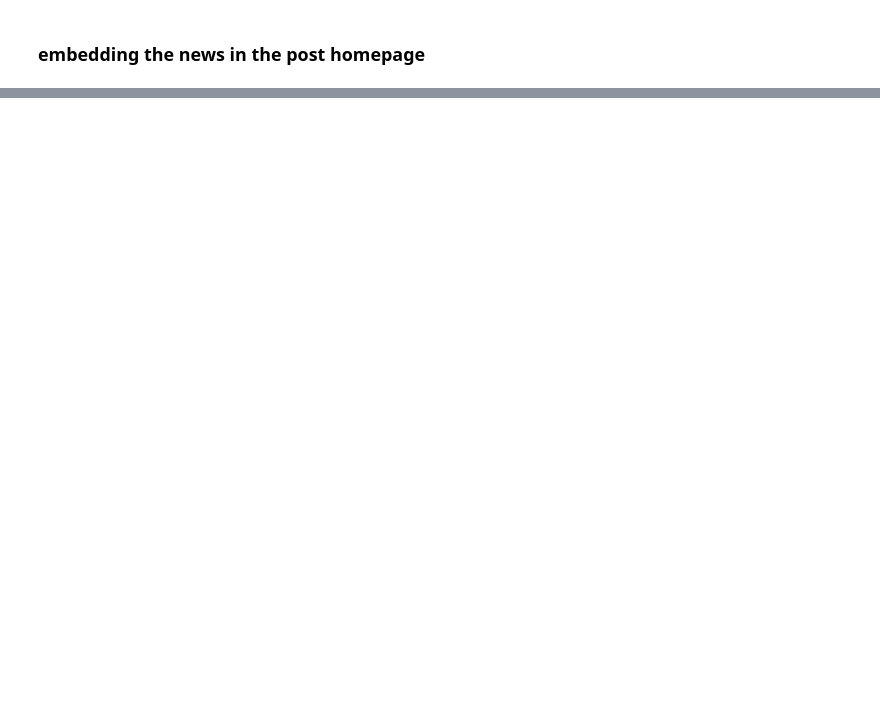
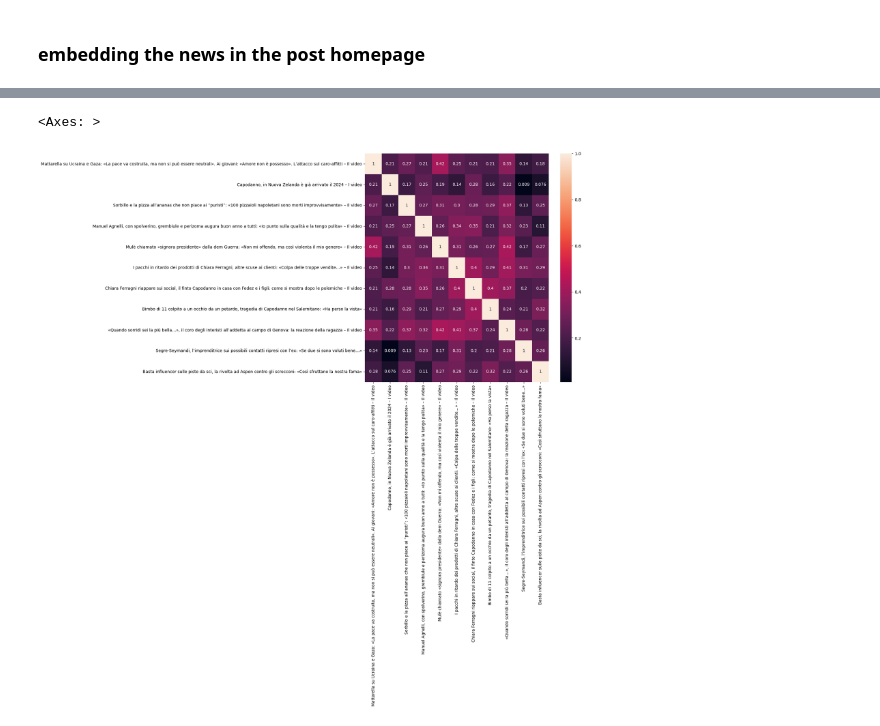
Before and after one commit to alexcalabrese/datamanagement_project, a Jupyter notebook: scraping_and_embedding.ipynb, the cells around one changed output, grey strips where cells are left out. Saved outputs shown, nothing was run; the diff lists cells and outputs as text; code cells hidden in the pictures; blank space fills up the shorter version.

```diff
--- a/scraping_and_embedding.ipynb
+++ b/scraping_and_embedding.ipynb
@@ -204,0 +363,11 @@ IndexError: list index out of range
+# %%
+# Compute the similarity matrix for the titles of the articles
+titles = df_day['title'].values.tolist()
+similarity_matrix_titles = similarity_matrix(titles)
+
+# Plot the similarity matrix
+plt.figure(figsize=(10, 10))
+sns.heatmap(similarity_matrix_titles, annot=True, xticklabels=titles, yticklabels=titles)
+# %% [output]
+<Axes: >
+[figure, added]
```
Also changed, not shown: parts of 11 cells of this notebook.
